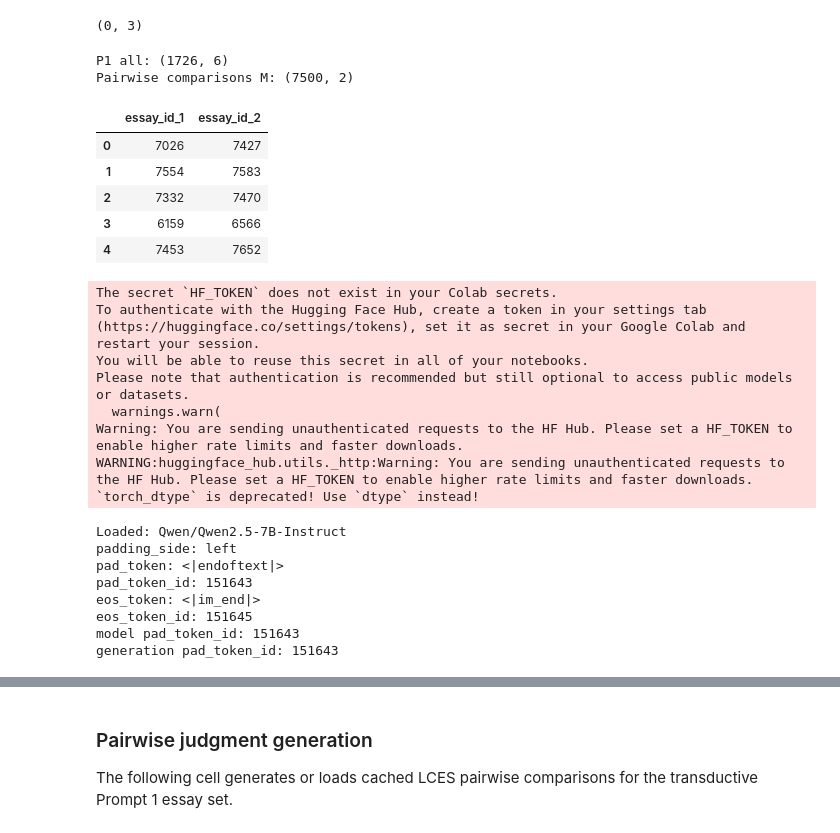
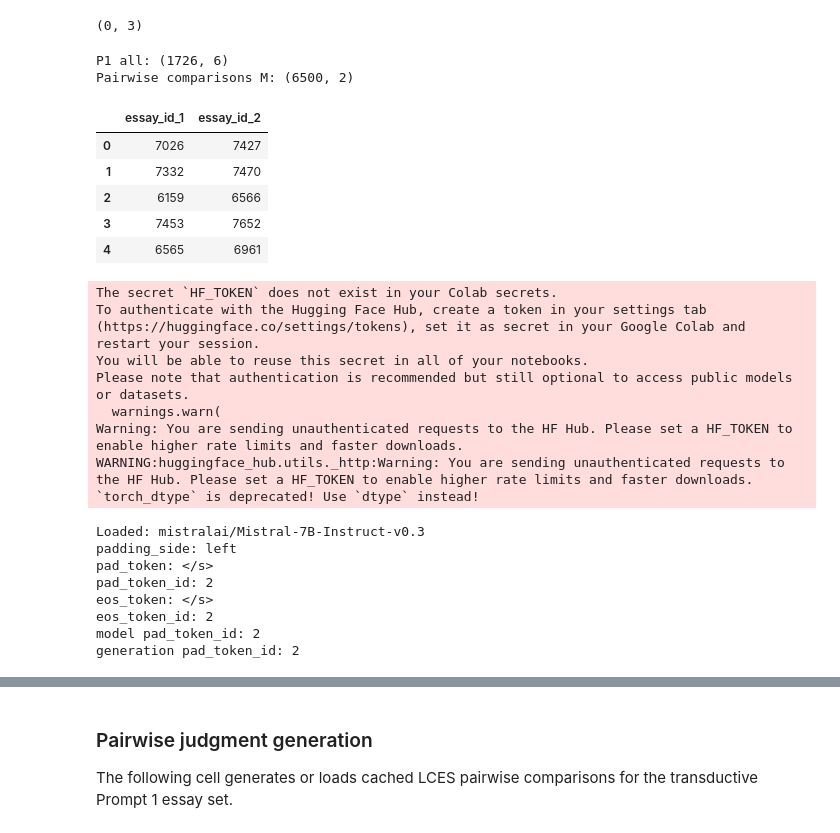
Before and after one commit to ChuTungDuongg/Automated-Essay-Scoring, a Jupyter notebook: benchmark_asap/zeroshot_learning/LCES_transductive_prompt3.ipynb, the cells around one changed output, grey strips where cells are left out. Saved outputs shown, nothing was run; the diff lists cells and outputs as text; code cells hidden in the pictures.

```diff
--- a/benchmark_asap/zeroshot_learning/LCES_transductive_prompt3.ipynb
+++ b/benchmark_asap/zeroshot_learning/LCES_transductive_prompt3.ipynb
@@ -176,55 +176,57 @@ p1_train_split = p1_train.copy()
 p1_val_split = p1_val.copy()
 p1_test_split = p1_test.copy()
 
 p1_train_split["split"] = "train"
 p1_val_split["split"] = "val"
 p1_test_split["split"] = "test"
 
 p1_all = pd.concat(
     [p1_train_split, p1_val_split, p1_test_split],
     axis=0,
     ignore_index=True
 )
 
 # Paper uses M=5,000 pairwise comparisons. You can set this to 6000 if you
 # want to reuse your previous budget, but 5000 is the paper-like default.
-M_PAIRWISE = 7500
+M_PAIRWISE = 6500
 
 all_pairs = sample_pairs(
     p1_all,
     num_pairs=M_PAIRWISE,
     seed=SEED,
     min_per_essay=4
 )
 
 print("P1 all:", p1_all.shape)
 print("Pairwise comparisons M:", all_pairs.shape)
 all_pairs.head()
 # %% [output]
 P1 all: (1726, 6)
-Pairwise comparisons M: (7500, 2)
+Pairwise comparisons M: (6500, 2)
 |  | essay_id_1 | essay_id_2 |
 | 0 | 7026 | 7427 |
-| 1 | 7554 | 7583 |
-| 2 | 7332 | 7470 |
-| 3 | 6159 | 6566 |
-| 4 | 7453 | 7652 |
+| 1 | 7332 | 7470 |
+| 2 | 6159 | 6566 |
+| 3 | 7453 | 7652 |
+| 4 | 6565 | 6961 |
 # %%
-MODEL_ID = "Qwen/Qwen2.5-7B-Instruct"
+MODEL_ID = "mistralai/Mistral-7B-Instruct-v0.3"
+# Có thể dùng v0.2 nếu v0.3 lỗi access/package:
+# MODEL_ID = "mistralai/Mistral-7B-Instruct-v0.2"
 
 tokenizer = AutoTokenizer.from_pretrained(
     MODEL_ID,
     trust_remote_code=True,
 )
 
+# Rất quan trọng với decoder-only model
 tokenizer.padding_side = "left"
+tokenizer.truncation_side = "left"
 
-# Important for Qwen: use a real padding token that is NOT the chat EOS token.
-# This avoids false right-padding warnings during generation.
-if "<|endoftext|>" in tokenizer.get_vocab():
-    tokenizer.pad_token = "<|endoftext|>"
-elif tokenizer.pad_token is None:
-    tokenizer.add_special_tokens({"pad_token": "<|pad|>"})
+# Mistral thường không có pad_token riêng.
+# Cách ổn nhất là dùng eos_token làm pad_token.
+if tokenizer.pad_token is None:
+    tokenizer.pad_token = tokenizer.eos_token
 
 llm = AutoModelForCausalLM.from_pretrained(
     MODEL_ID,
@@ -232,10 +234,6 @@ llm = AutoModelForCausalLM.from_pretrained(
     torch_dtype=torch.bfloat16,
     trust_remote_code=True,
 )
-
-# If we added a new pad token, resize embeddings.
-if len(tokenizer) > llm.get_input_embeddings().num_embeddings:
-    llm.resize_token_embeddings(len(tokenizer))
 
 llm.config.pad_token_id = tokenizer.pad_token_id
 llm.generation_config.pad_token_id = tokenizer.pad_token_id
@@ -258,14 +256,14 @@ Please note that authentication is recommended but still optional to access publ
 Warning: You are sending unauthenticated requests to the HF Hub. Please set a HF_TOKEN to enable higher rate limits and faster downloads.
 WARNING:huggingface_hub.utils._http:Warning: You are sending unauthenticated requests to the HF Hub. Please set a HF_TOKEN to enable higher rate limits and faster downloads.
 `torch_dtype` is deprecated! Use `dtype` instead!
-Loaded: Qwen/Qwen2.5-7B-Instruct
+Loaded: mistralai/Mistral-7B-Instruct-v0.3
 padding_side: left
-pad_token: <|endoftext|>
-pad_token_id: 151643
-eos_token: <|im_end|>
-eos_token_id: 151645
-model pad_token_id: 151643
-generation pad_token_id: 151643
+pad_token: </s>
+pad_token_id: 2
+eos_token: </s>
+eos_token_id: 2
+model pad_token_id: 2
+generation pad_token_id: 2
 # %%
 P1_RUBRIC_COMPACT = """
 Evaluate the quality of a source-dependent response to the essay "Rough Road Ahead."
```
Also changed, not shown: parts of 18 cells of this notebook, 18 other files.
